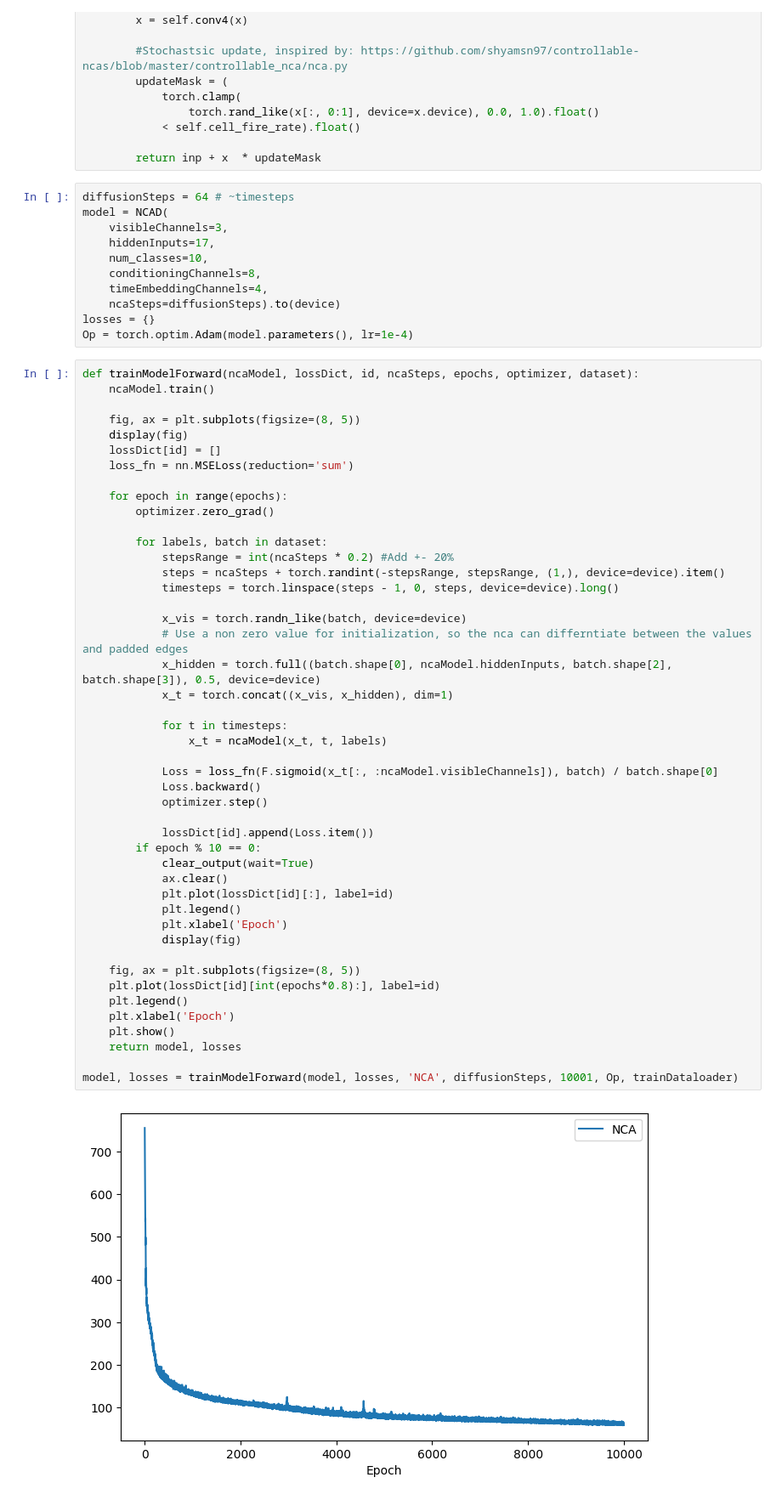
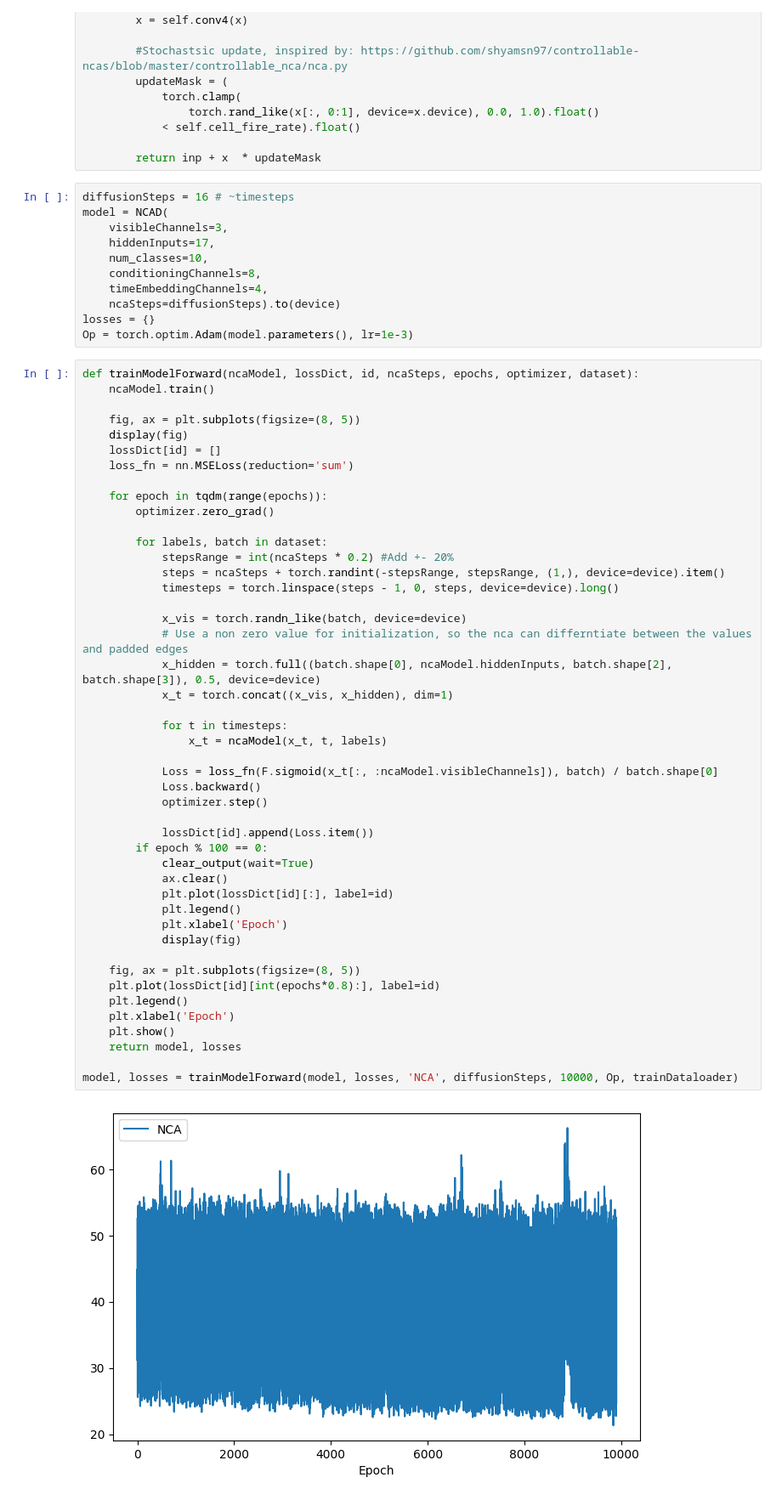
Before and after one commit to MathiasBoi6/GenerativeCircuits, a Jupyter notebook: EmojiNCAConditioned.ipynb, the cells around one changed output. Shown at 85% size. Saved outputs shown, nothing was run; the diff lists cells and outputs as text.

```diff
--- a/EmojiNCAConditioned.ipynb
+++ b/EmojiNCAConditioned.ipynb
@@ -141,7 +143,7 @@ class NCAD(nn.Module):
 
         return inp + x  * updateMask
 # %%
-diffusionSteps = 64 # ~timesteps
+diffusionSteps = 16 # ~timesteps
 model = NCAD(
     visibleChannels=3,
     hiddenInputs=17,
@@ -150,7 +152,7 @@ model = NCAD(
     timeEmbeddingChannels=4,
     ncaSteps=diffusionSteps).to(device)
 losses = {}
-Op = torch.optim.Adam(model.parameters(), lr=1e-4)
+Op = torch.optim.Adam(model.parameters(), lr=1e-3)
 # %%
 def trainModelForward(ncaModel, lossDict, id, ncaSteps, epochs, optimizer, dataset):
     ncaModel.train()
@@ -160,7 +162,7 @@ def trainModelForward(ncaModel, lossDict, id, ncaSteps, epochs, optimizer, datas
     lossDict[id] = []
     loss_fn = nn.MSELoss(reduction='sum')
 
-    for epoch in range(epochs):
+    for epoch in tqdm(range(epochs)):
         optimizer.zero_grad()
 
         for labels, batch in dataset:
@@ -169,33 +171,33 @@ def trainModelForward(ncaModel, lossDict, id, ncaSteps, epochs, optimizer, datas
             timesteps = torch.linspace(steps - 1, 0, steps, device=device).long()
 
             x_vis = torch.randn_like(batch, device=device)
             # Use a non zero value for initialization, so the nca can differntiate between the values and padded edges
             x_hidden = torch.full((batch.shape[0], ncaModel.hiddenInputs, batch.shape[2], batch.shape[3]), 0.5, device=device)
             x_t = torch.concat((x_vis, x_hidden), dim=1)
 
             for t in timesteps:
                 x_t = ncaModel(x_t, t, labels)
 
             Loss = loss_fn(F.sigmoid(x_t[:, :ncaModel.visibleChannels]), batch) / batch.shape[0]
             Loss.backward()
             optimizer.step()
 
             lossDict[id].append(Loss.item())
-        if epoch % 10 == 0:
+        if epoch % 100 == 0:
             clear_output(wait=True)
             ax.clear()
             plt.plot(lossDict[id][:], label=id)
             plt.legend()
             plt.xlabel('Epoch')
             display(fig)
 
     fig, ax = plt.subplots(figsize=(8, 5))
     plt.plot(lossDict[id][int(epochs*0.8):], label=id)
     plt.legend()
     plt.xlabel('Epoch')
     plt.show()
     return model, losses
 
-model, losses = trainModelForward(model, losses, 'NCA', diffusionSteps, 10001, Op, trainDataloader)
+model, losses = trainModelForward(model, losses, 'NCA', diffusionSteps, 10000, Op, trainDataloader)
 # %% [output]
-[figure, old version]
+[figure, new version]
```
Also changed, not shown: parts of 5 cells of this notebook, 3 other files.
